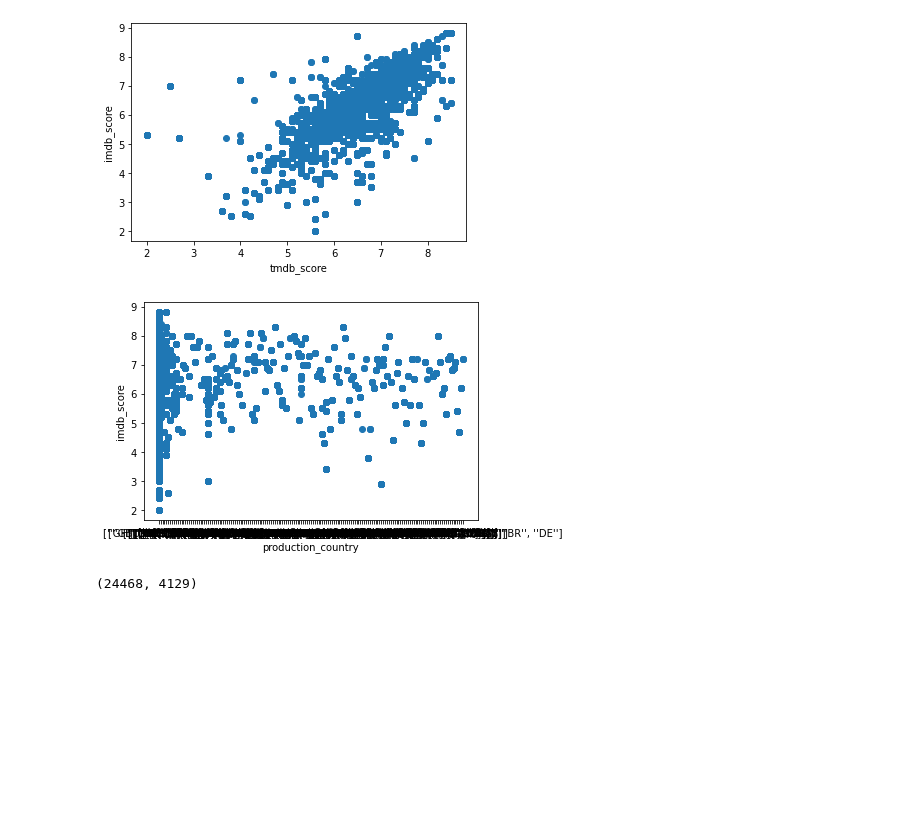
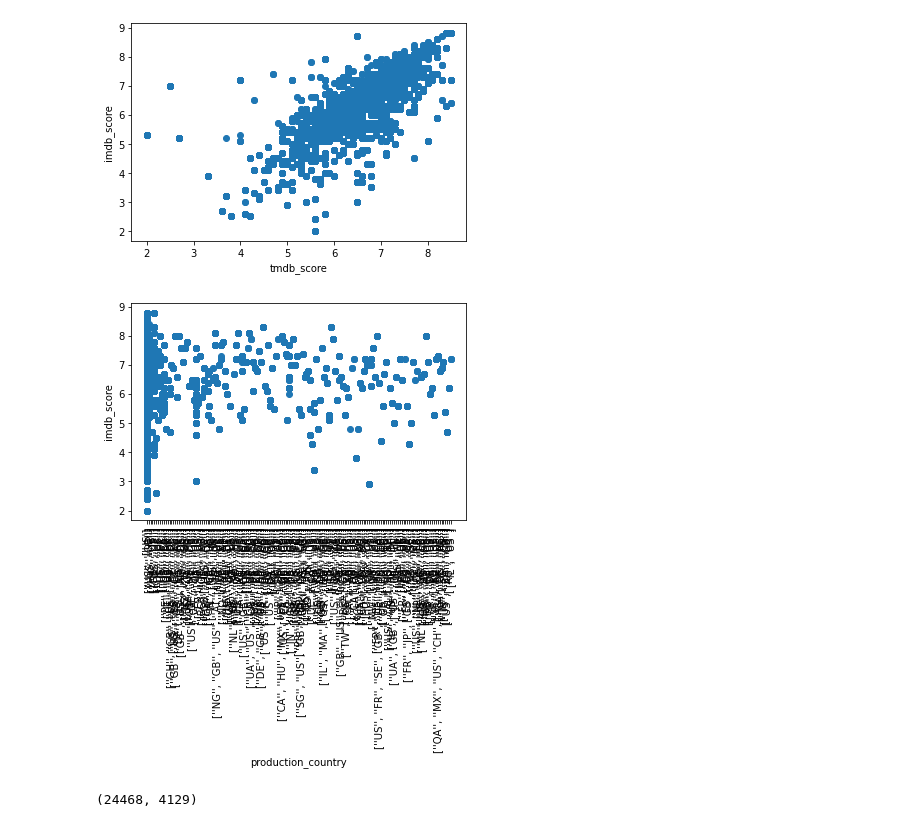
Before and after one commit to jgcarter421/Netflix, a Jupyter notebook: machine_learning/ml_prediction.ipynb, the cells around one changed output. Drawn from its saved outputs; the diff is of its cells as text; code cells hidden in the pictures; blank space fills up the shorter version.

```diff
--- a/machine_learning/ml_prediction.ipynb
+++ b/machine_learning/ml_prediction.ipynb
@@ -162,7 +166,8 @@ plt.show()
 # %%
 plt.scatter(merged_df['production_countries'], merged_df['imdb_score'])
 plt.xlabel('production_country')
 plt.ylabel('imdb_score')
+plt.xticks(rotation=90)
 plt.show()
 # %% [output]
-[figure, old version]
+[figure, new version]
```
Also changed, not shown: parts of 11 cells of this notebook.
